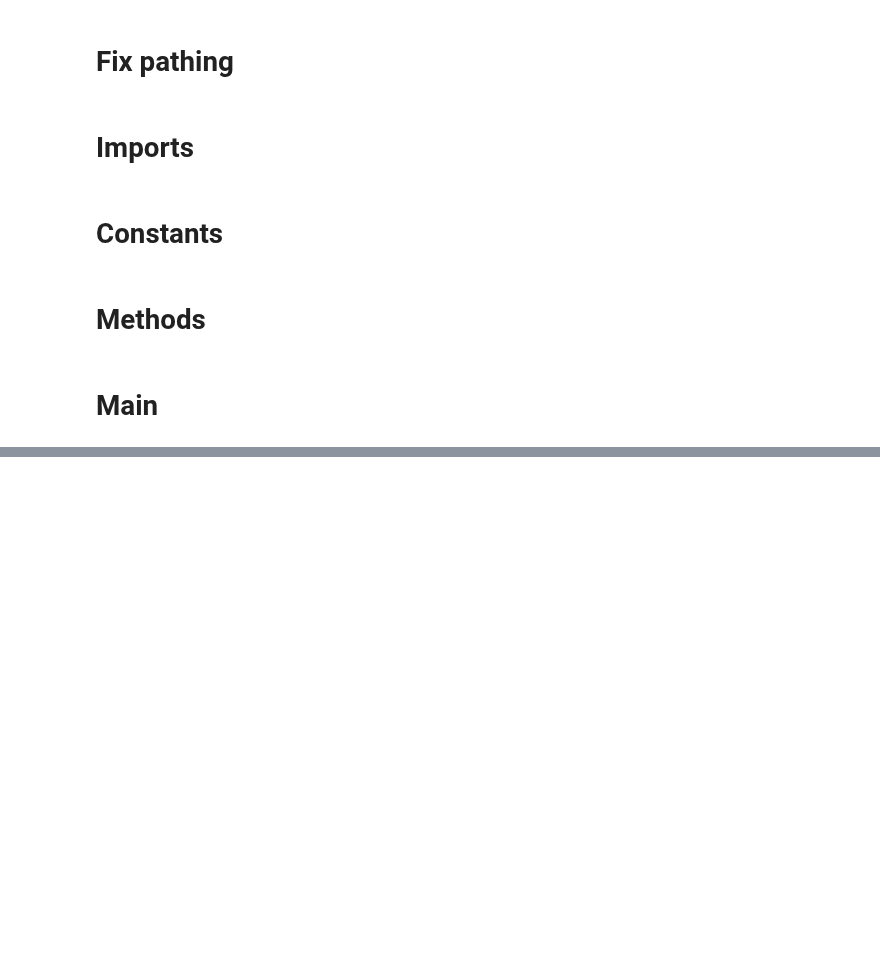
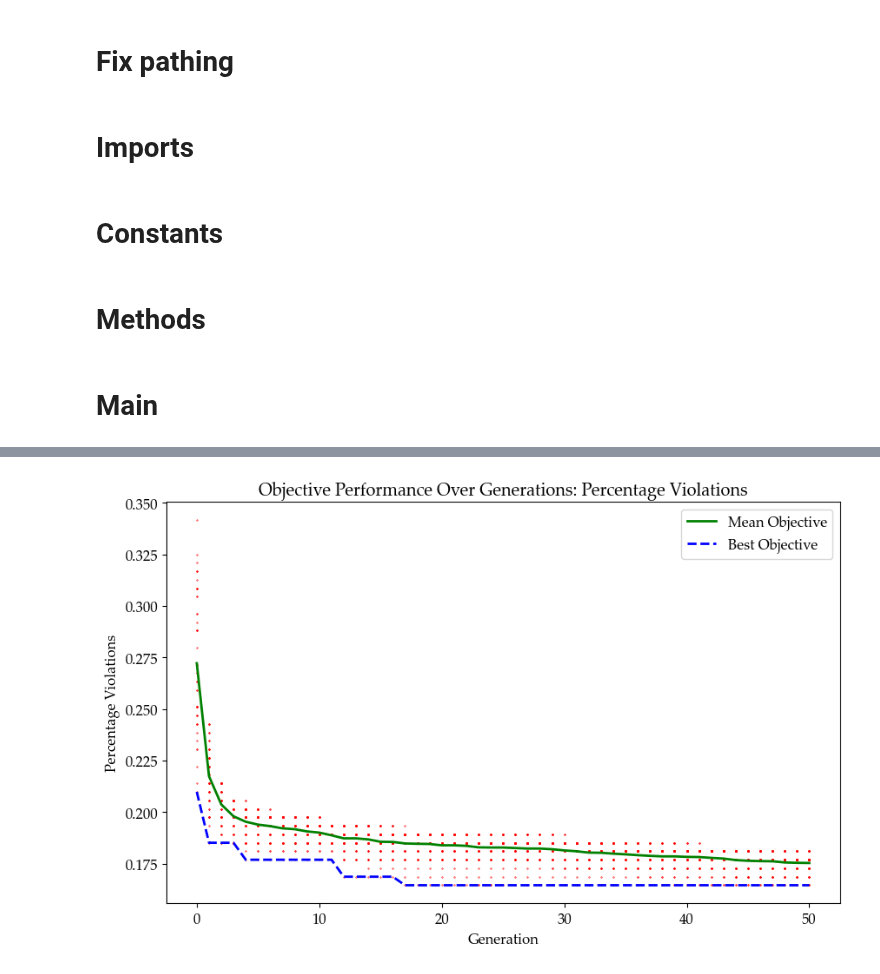
Before and after one commit to Emergency-Optimizers/Data-Processing, a Jupyter notebook: source/analysis/simulator/heuristics.ipynb, the cells around one changed output, grey strips where cells are left out. Drawn from its saved outputs; the diff is of its cells as text; code cells hidden in the pictures; blank space fills up the shorter version.

```diff
--- a/source/analysis/simulator/heuristics.ipynb
+++ b/source/analysis/simulator/heuristics.ipynb
@@ -131,5 +131,36 @@ def scatter_plot_over_two_objectives(data, generation = None, onlyBest = False):
     matplotlib.pyplot.ylabel('Average Response Time Rural Area A')
     matplotlib.pyplot.grid(True)
     matplotlib.pyplot.show()
+# %%
+def plot_objective_over_generations(data, objective_key: str):
+    # Extracting the objective data across generations
+    objective_data = np.array(data[objective_key])
+
+    # Calculate the mean and best (minimum) objectives per generation
+    mean_objectives = np.mean(objective_data, axis=1)
+    best_objectives = np.min(objective_data, axis=1)
+
+    generations = np.arange(len(mean_objectives))
+
+    # Prepare the plot
+    matplotlib.pyplot.figure(figsize=(10, 6))
+
+    # Plotting individual points
+    for gen_index, objectives in enumerate(objective_data):
+        gen_array = np.full_like(objectives, gen_index)
+        matplotlib.pyplot.scatter(gen_array, objectives, s=0.9, color='red', alpha=0.5, marker='x')
+
+    # Plotting mean objectives
+    matplotlib.pyplot.plot(generations, mean_objectives, label='Mean Objective', color='green', linewidth=2)
+
+    # Plotting best objectives
+    matplotlib.pyplot.plot(generations, best_objectives, label='Best Objective', color='blue', linestyle='--', linewidth=2)
+
+    # Adding labels and title
+    matplotlib.pyplot.xlabel('Generation')
+    matplotlib.pyplot.ylabel(objective_key.replace("_", " ").title())
+    matplotlib.pyplot.title(f'Objective Performance Over Generations: {objective_key.replace("_", " ").title()}')
+    matplotlib.pyplot.legend()
+    matplotlib.pyplot.show()
 # %% [markdown]
 # Main
@@ -142,3 +186,7 @@ plot_fitness_over_diversity(ga_data)
+# %%
+plot_objective_over_generations(ga_data, "percentage_violations")
+# %% [output]
+[figure, added]
 # %%
 plot_best_individual_response_times_objectives(ga_data)
 # %% [output]
```
Also changed, not shown: parts of 8 cells of this notebook.
